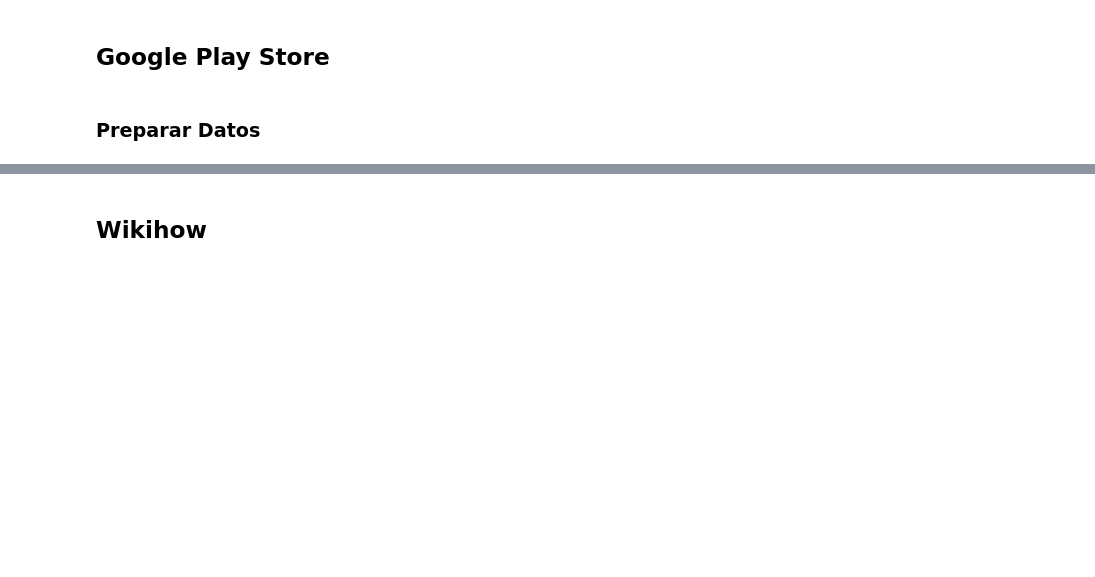
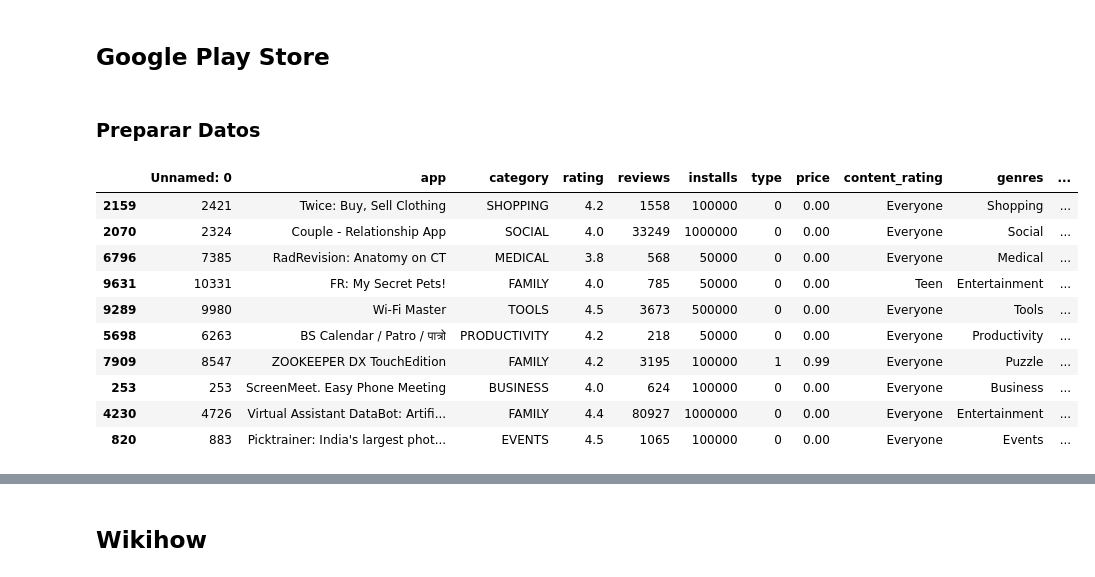
Before and after one commit to ElKroko/Data-Science, a Jupyter notebook: Tarea 2/[DS]_Laboratorio_2.ipynb, the cells around one changed output, grey strips where cells are left out. Saved outputs shown, nothing was run; the diff lists cells and outputs as text; code cells hidden in the pictures; blank space fills up the shorter version.

Commit message:
Google SVM

```diff
--- a/Tarea 2/[DS]_Laboratorio_2.ipynb
+++ b/Tarea 2/[DS]_Laboratorio_2.ipynb
@@ -483,11 +573,22 @@ print(f"coefficient of determination: {r_sq}")
 # %% [markdown]
 ### Preparar Datos
 # %%
-df_googlePS=pd.read_csv('/content/data/GooglePS/Google_data_cleaned.csv')
-df_googlePS
+df_googlePS=pd.read_csv('./content/data/GooglePS/Google_data_cleaned.csv')
 # %%
 # eliminar cualquier genero secundario
 df_googlePS[["genres", "secondary"]] = df_googlePS["genres"].str.split(";", expand=True)
 df_googlePS = df_googlePS.drop("secondary",axis =1)
 
-df_googlePS
+df_googlePS.sample(n=10)
+# %% [output]
+|  | Unnamed: 0 | app | category | rating | reviews | installs | type | price | content_rating | genres | ... |
+| 2159 | 2421 | Twice: Buy, Sell Clothing | SHOPPING | 4.2 | 1558 | 100000 | 0 | 0.00 | Everyone | Shopping | ... |
+| 2070 | 2324 | Couple - Relationship App | SOCIAL | 4.0 | 33249 | 1000000 | 0 | 0.00 | Everyone | Social | ... |
+| 6796 | 7385 | RadRevision: Anatomy on CT | MEDICAL | 3.8 | 568 | 50000 | 0 | 0.00 | Everyone | Medical | ... |
+| 9631 | 10331 | FR: My Secret Pets! | FAMILY | 4.0 | 785 | 50000 | 0 | 0.00 | Teen | Entertainment | ... |
+| 9289 | 9980 | Wi-Fi Master | TOOLS | 4.5 | 3673 | 500000 | 0 | 0.00 | Everyone | Tools | ... |
+| 5698 | 6263 | BS Calendar / Patro / पात्रो | PRODUCTIVITY | 4.2 | 218 | 50000 | 0 | 0.00 | Everyone | Productivity | ... |
+| 7909 | 8547 | ZOOKEEPER DX TouchEdition | FAMILY | 4.2 | 3195 | 100000 | 1 | 0.99 | Everyone | Puzzle | ... |
+| 253 | 253 | ScreenMeet. Easy Phone Meeting | BUSINESS | 4.0 | 624 | 100000 | 0 | 0.00 | Everyone | Business | ... |
+| 4230 | 4726 | Virtual Assistant DataBot: Artifi... | FAMILY | 4.4 | 80927 | 1000000 | 0 | 0.00 | Everyone | Entertainment | ... |
+| 820 | 883 | Picktrainer: India's largest phot... | EVENTS | 4.5 | 1065 | 100000 | 0 | 0.00 | Everyone | Events | ... |
```
Also changed, not shown: parts of 19 cells of this notebook, 1 other file.
